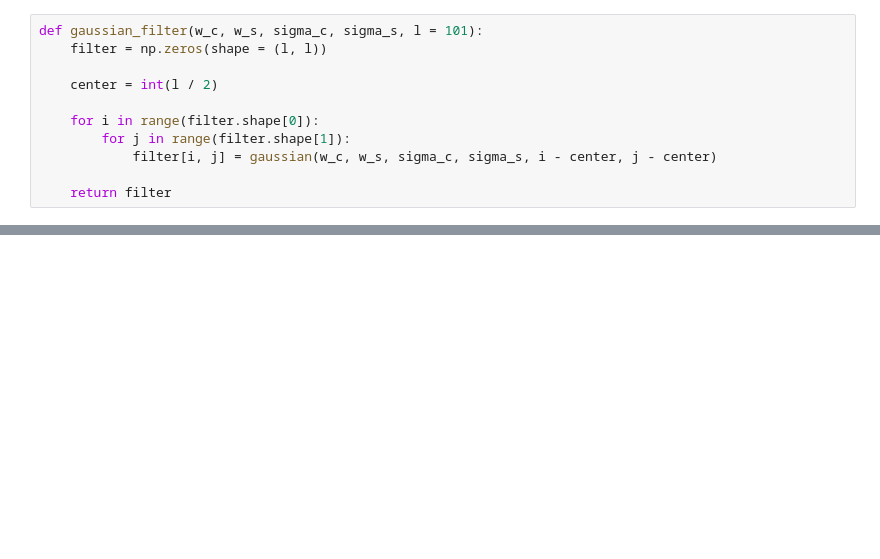
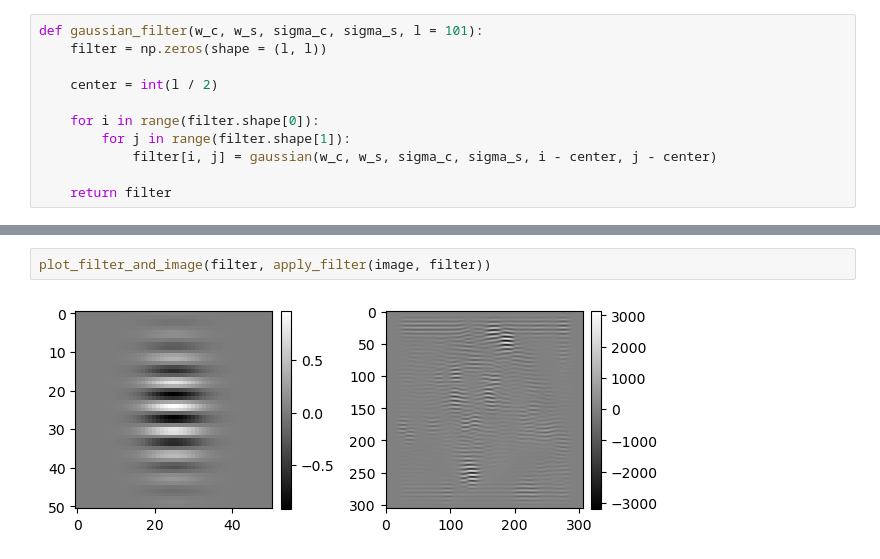
Before and after one commit to kerseviciute/how-does-vision-work, a Jupyter notebook: homework-1.ipynb, the cells around one changed output, grey strips where cells are left out. Drawn from its saved outputs; the diff is of its cells as text; blank space fills up the shorter version.

```diff
--- a/homework-1.ipynb
+++ b/homework-1.ipynb
@@ -118,0 +157,4 @@ plot_filter_and_image(filter, apply_filter(image, filter))
+# %%
+plot_filter_and_image(filter, apply_filter(image, filter))
+# %% [output]
+[figure, added]
```
Also changed, not shown: parts of 7 cells of this notebook.
